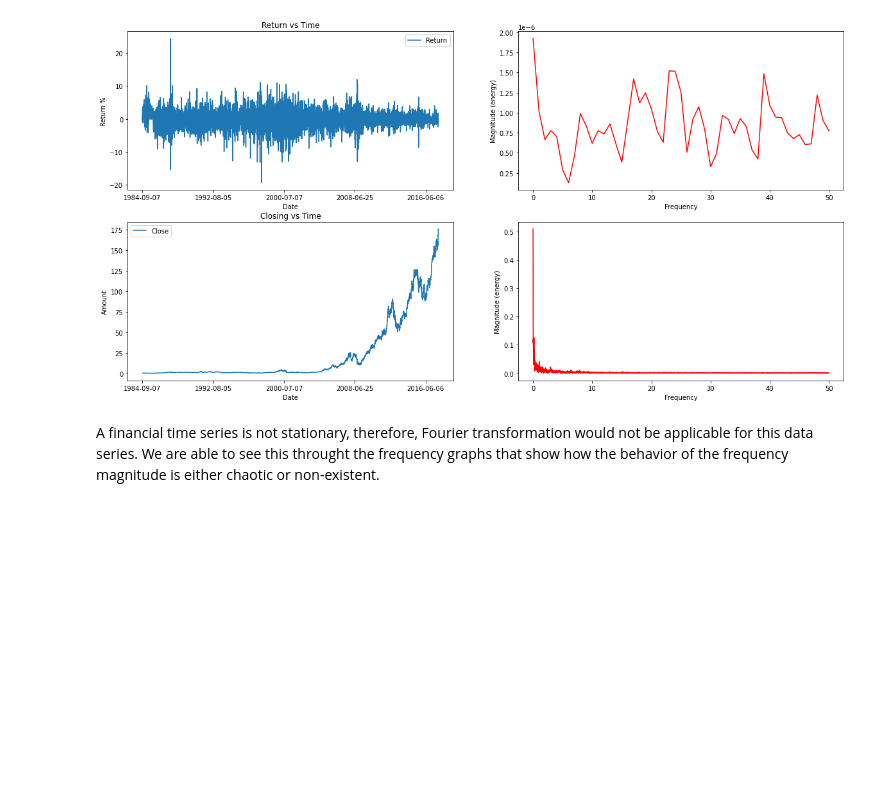
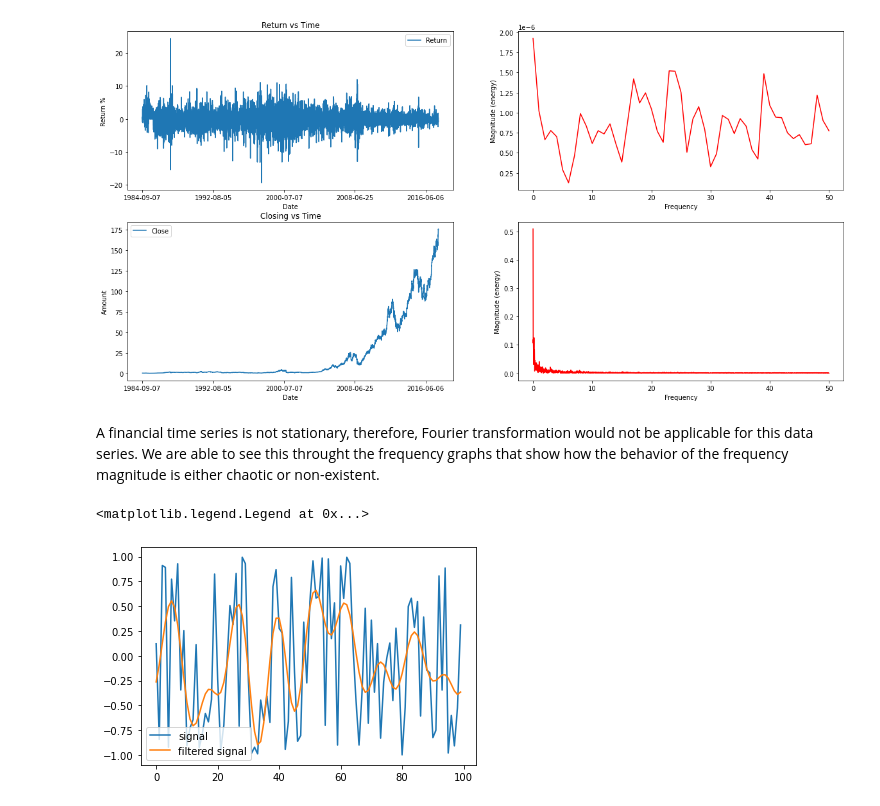
Before and after one commit to abdelrahim-hentabli/CS235Project, a Jupyter notebook: FourierTransform.ipynb, the cells around one changed output. Drawn from its saved outputs; the diff is of its cells as text; code cells hidden in the pictures; blank space fills up the shorter version.

```diff
--- a/FourierTransform.ipynb
+++ b/FourierTransform.ipynb
@@ -112,3 +113,39 @@ plt.magnitude_spectrum(signalAmplitude,Fs=100,pad_to=100, color='red')
 [figure]
 # %% [markdown]
 A financial time series is not stationary, therefore, Fourier transformation would not be applicable for this data series. We are able to see this throught the frequency graphs that show how the behavior of the frequency magnitude is either chaotic or non-existent.
+# %%
+from scipy import fftpack
+
+
+sig = np.sin(2*np.pi*apple.Return[-100:]/5).to_numpy()
+
+sig_fft  = fftpack.fft(sig)
+
+# plt.plot(sig_fft)
+amplitude = np.abs(sig_fft)
+power = amplitude**2
+angle = np.angle(sig_fft)
+
+sample_freq = fftpack.fftfreq(sig.size)
+
+amp_freq = np.array([amplitude, sample_freq])
+
+amp_position = amp_freq[0,:].argmax()
+peak_freq =  amp_freq[1, amp_position]
+
+# print(amp_position)
+# print(peak_freq)
+
+#remove noise
+high_freq_ftt = sig_fft.copy()
+high_freq_ftt[np.abs(sample_freq) > peak_freq] = 0
+# print(high_freq_ftt)
+
+filter_sig  = fftpack.ifft(high_freq_ftt)
+
+plt.plot(sig)
+plt.plot(filter_sig)
+plt.legend(['signal','filtered signal'],loc="lower left")
+# %% [output]
+<matplotlib.legend.Legend at 0x...>
+[figure, added]
```
Also changed, not shown: parts of 4 cells of this notebook.
